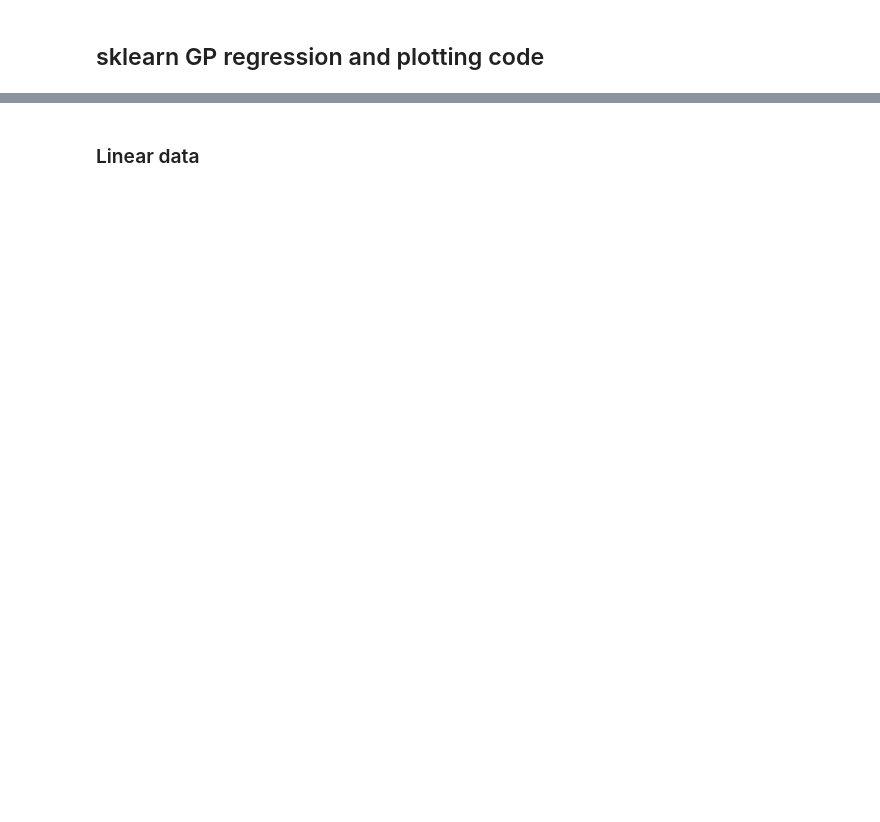
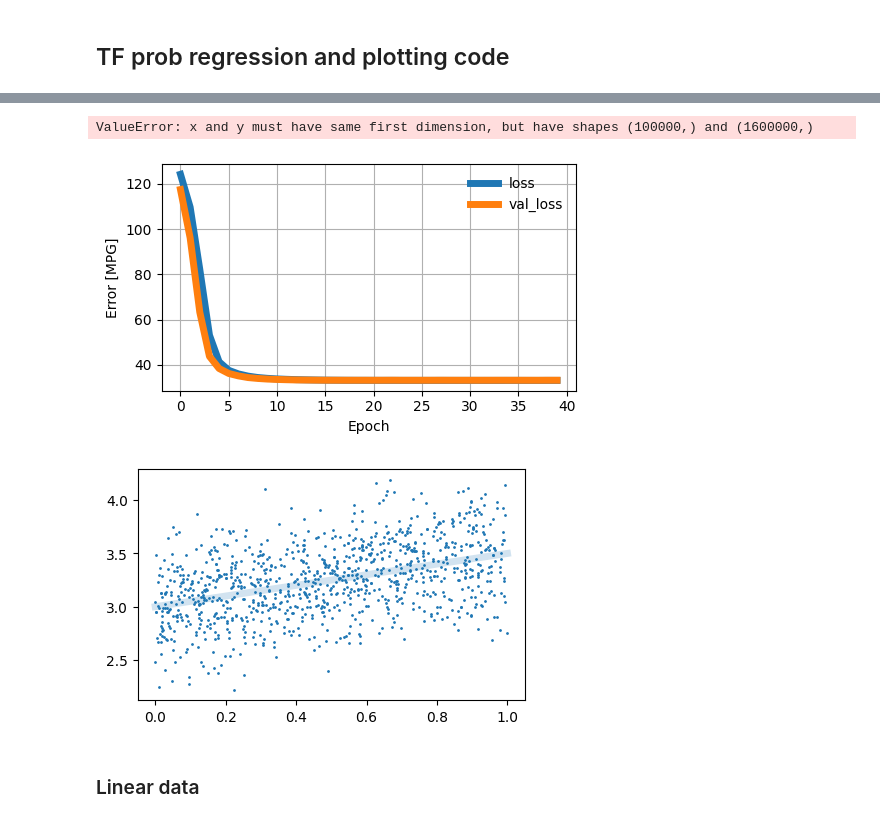
Before and after one commit to avivajpeyi/compas_ml_surrogate, a Jupyter notebook: compas_surrogate/surrogate/sklearn_gp_example.ipynb, the cells around one changed output, grey strips where cells are left out. Drawn from its saved outputs; the diff is of its cells as text; code cells hidden in the pictures; blank space fills up the shorter version.

```diff
--- a/compas_surrogate/surrogate/sklearn_gp_example.ipynb
+++ b/compas_surrogate/surrogate/sklearn_gp_example.ipynb
@@ -1,38 +1,52 @@
 # %% [markdown]
-## sklearn GP regression and plotting code
+## TF prob regression and plotting code
 # %%
 import numpy as np
 import matplotlib.pyplot as plt
-from sklearn.gaussian_process import GaussianProcessRegressor
-from sklearn.gaussian_process.kernels import DotProduct, WhiteKernel
-
-X_RANGE = [0, 1]
-N_RAW = int(1e5)
-N_TRAIN = int(N_RAW * 0.01)
-
-X_RAW = np.linspace(*X_RANGE, N_RAW)
-X_TRAIN = np.random.choice(X_RAW, N_TRAIN)
+from typing import Callable
+import tensorflow as tf
+import tensorflow_probability as tfp
+from tensorflow import keras
+from tensorflow.keras import layers
+tfd = tfp.distributions
 
 
+NOISE = 0.3
+X_RANGE = [0, 1]
+N_TRUE = int(1e5)
+N_OBS = int(N_TRUE * 0.01)
+
+X_RAW = np.linspace(*X_RANGE, N_TRUE)
+X_OBS = np.random.choice(X_RAW, N_OBS)
+
+
+def get_f_with_noise(f:callable, noise=NOISE):
+    return lambda x: f(x) + np.random.normal(0, noise, len(x))
+
 class Regressor():
-    def __init__(self, inputs, num_outputs):
+    def __init__(self, inputs, num_outputs, num_inputs=None):
         self.inputs = inputs
-        self.model = self.build_and_compile_model(num_outputs)
+        if num_inputs==None:
+            num_inputs = num_outputs
+        self.n_inputs, self.n_outputs = num_inputs, num_outputs
+        self.model = self.build_and_compile_model()
         self.train_time = 0
         self.history = None
 
-    def build_and_compile_model(self, num_outputs: int):
+    @staticmethod
+    def neg_log_likelihood(y:np.ndarray, p_y:Callable):
+        return -p_y.log_prob(y)
+
+    def build_and_compile_model(self):
         model = keras.Sequential([
             self.normalising_layer(),
             layers.Dense(64, activation='relu'),
             layers.Dense(32, activation='relu'),
-            layers.Dense(32, activation='relu'),
             layers.Dense(16, activation='relu'),
-            layers.Dense(16, activation='relu'),
-            layers.Dense(num_outputs),
+            tfp.layers.DistributionLambda(lambda t: tfd.Normal(loc=t, scale=0.2)),
         ])
         model.compile(
-            loss='mean_absolute_error',
+            loss=self.neg_log_likelihood,
             optimizer=tf.keras.optimizers.Adam(0.001)
         )
         return model
@@ -48,7 +62,7 @@ class Regressor():
         )
 
     def normalising_layer(self):
-        normalizer = layers.Normalization(input_shape=[1, ], axis=None)
+        normalizer = layers.Normalization(input_shape=[self.n_inputs ], axis=None)
         normalizer.adapt(np.array(self.inputs))
         return normalizer
 
@@ -75,13 +89,12 @@ def plot_data(x_raw, x_train, true_model, regression_model=None):
     fig, ax = plt.subplots(1, 1, figsize=(5, 3))
     l_kwgs = dict(lw=5, alpha=0.2)
     s_kwgs = dict(s=1, zorder=10)
-    ax.plot(x_raw, true_model(x_raw), label=f"Raw ({N_RAW} pts)", color='C0', **l_kwgs)
-    ax.scatter(x_train, true_model(x_train), label=f"Train ({N_TRAIN} pts)", color="C0", **s_kwgs)
+    ax.plot(x_raw, true_model(x_raw), label=f"Raw ({N_TRUE} pts)", color='C0', **l_kwgs)
+    ax.scatter(x_train, get_f_with_noise(true_model)(x_train), label=f"Train ({N_OBS} pts)", color="C0", **s_kwgs)
     if regression_model:
         y_pred_raw = regression_model(x_raw)
-        y_pred_train = regression_model(x_train)
-        ax.plot(x_raw, y_pred_raw, label="Pred (Raw)", color='C3', **l_kwgs)
-        ax.scatter(x_train, y_pred_train, label='Pred (Train)', color='C3', **s_kwgs)
+        print(y_pred_raw.shape)
+        ax.plot(x_raw, y_pred_raw.flatten(), label="Pred", color='C3', **l_kwgs)
     ax.set_xlim(*X_RANGE)
     ax.set_xlabel("X Data")
     ax.set_ylabel("Y Data")
@@ -92,7 +105,17 @@ def plot_data(x_raw, x_train, true_model, regression_model=None):
 def make_regressor_and_test(x_data, true_model, epochs=100):
     ml_model = Regressor(x_data, num_outputs=1)
     ml_model.summary()
-    ml_model.train(x_data, true_model(x_data), epochs)
+    model_with_noise = get_f_with_noise(true_model)
+    y_obs = model_with_noise(x_data)
+    ml_model.train(x_data, y_obs, epochs)
     ml_model.plot_history()
-    plot_data(X_RAW, X_TRAIN, true_model, ml_model)
+    plot_data(X_RAW, X_OBS, true_model, ml_model)
     return ml_model
+
+
+
+line_f = lambda x: 0.5 * x + 3
+f = get_f_with_noise(line_f)
+line_regressor = make_regressor_and_test(X_OBS, line_f, 40)
+plot_data(X_RAW, X_OBS, line_f)
+# %% [output]
@@ -99,3 +139,6 @@ def make_regressor_and_test(x_data, true_model, epochs=100):
+ValueError: x and y must have same first dimension, but have shapes (100000,) and (1600000,)
+[figure, added]
+[figure, added]
 # %% [markdown]
 ### Linear data
 # %%
```
Also changed, not shown: parts of 4 cells of this notebook, 4 other files.
